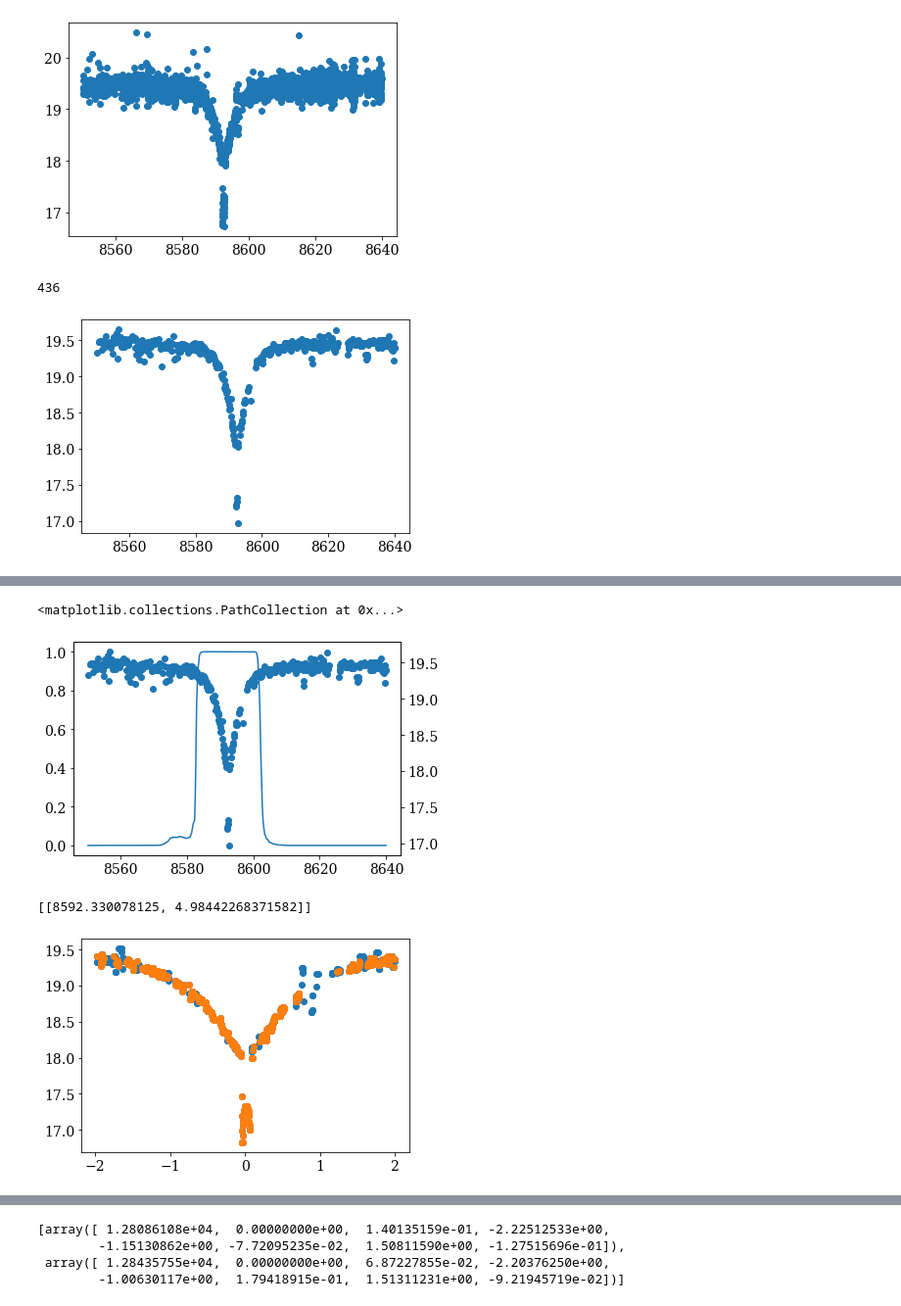
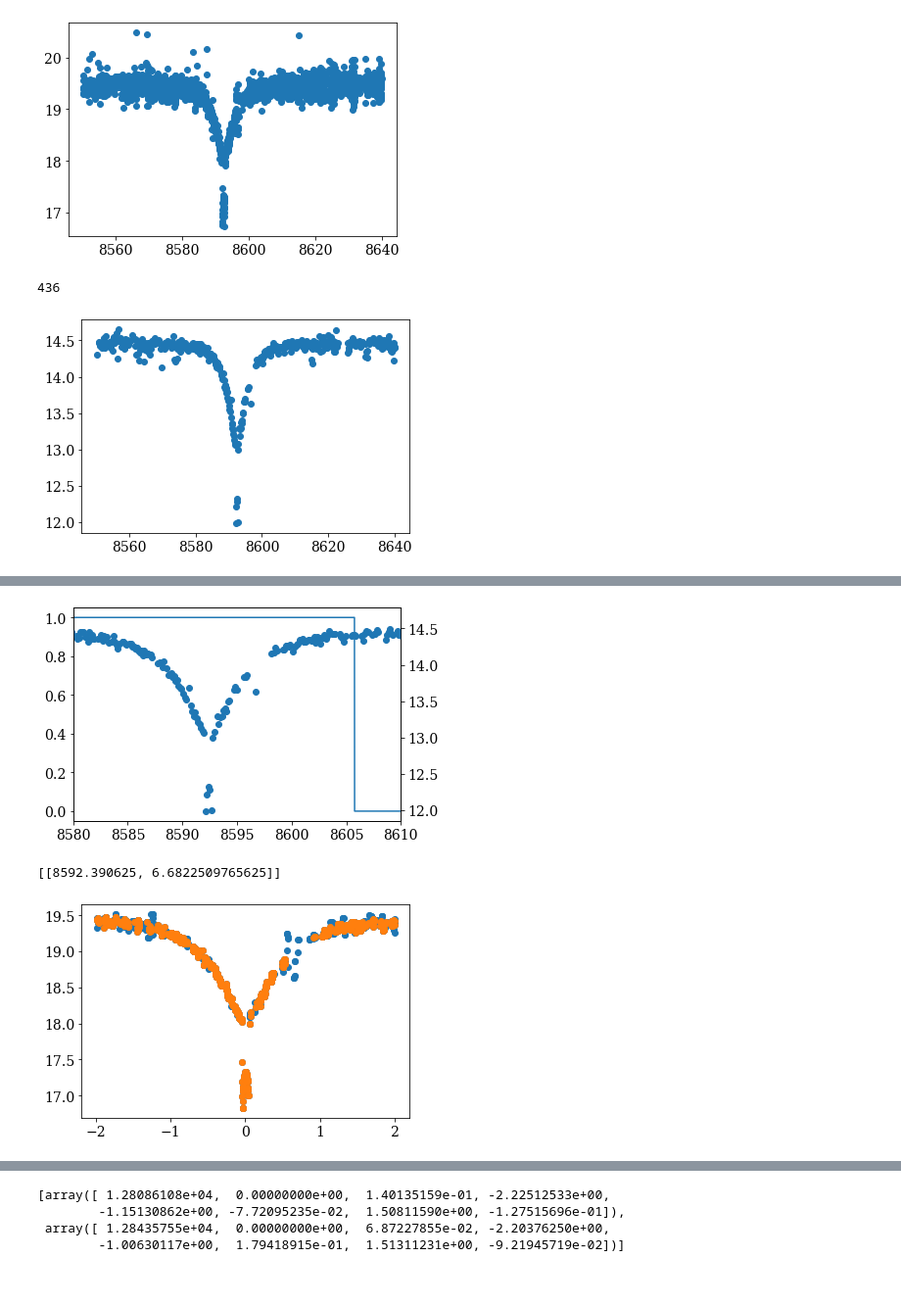
Before and after one commit to haimengzhao/magic-microlensing, a Jupyter notebook: test_KMT.ipynb, the cells around one changed output, grey strips where cells are left out. Shown at 98% size. Saved outputs shown, nothing was run; the diff lists cells and outputs as text; code cells hidden in the pictures.

```diff
--- a/test_KMT.ipynb
+++ b/test_KMT.ipynb
@@ -49,14 +49,14 @@ threshold = 0.1
 ind = err < threshold
 x = x[ind]
 err = err[ind]
-x[:, 1] -= 0
-x, dt = binningx0dt(x[:, 0], x[:, 1], reduceBy=5)
+x[:, 1] -= 5
+x, dt = binningx0dt(x[:, 0], x[:, 1], reduceBy=5, yvalFunc=np.median)
 print(len(x))
 plt.scatter(x[:, 0], x[:, 1])
 plt.show()
 # %% [output]
 436
-[figure, old version]
+[figure, new version]
 # %%
 train_coeffs = torchcde.hermite_cubic_coefficients_with_backward_differences(torch.tensor(x).unsqueeze(0))
 # %%
@@ -100,21 +100,22 @@ Locator(
 with torch.no_grad():
     model.eval()
     model.animate = True
-    model.soft_threshold = True
+    model.soft_threshold = False
     res = model(train_coeffs.float().to(device), torch.zeros((1, 2)).to(device))
     pred_t = res[0].detach().cpu().numpy()
 # %%
 mask = res[2].detach().cpu().numpy()[0]
 plt.plot(mask[:, 0], mask[:, 1])
 plt.twinx()
 plt.scatter(x[:, 0], x[:, 1])
+plt.xlim(8580, 8610)
+plt.show()
 # %% [output]
-<matplotlib.collections.PathCollection at 0x...>
-[figure, old version]
+[figure, new version]
 # %%
 pred_t.tolist()
 # %% [output]
-[[8592.330078125, 4.98442268371582]]
+[[8592.390625, 6.6822509765625]]
 # %%
 # tel = pd.read_csv('./kb190371_aligned.csv', skiprows=0, usecols=[0, 2, 5, 6])
 # tel = tel[(tel['Tel'] != 'KMTS01') & (tel['Tel'] != 'KMTS41')]
@@ -151,7 +152,7 @@ x = x[ind]
 err = err[ind]
 x[:, 1] = (x[:, 1] - mbase) / 0.2
 # %% [output]
-[figure, old version]
+[figure, new version]
 # %%
 data = torch.tensor(x.reshape(1, *x.shape))
 # depth = 3; window_length = 4
```
Also changed, not shown: parts of 5 cells of this notebook.
